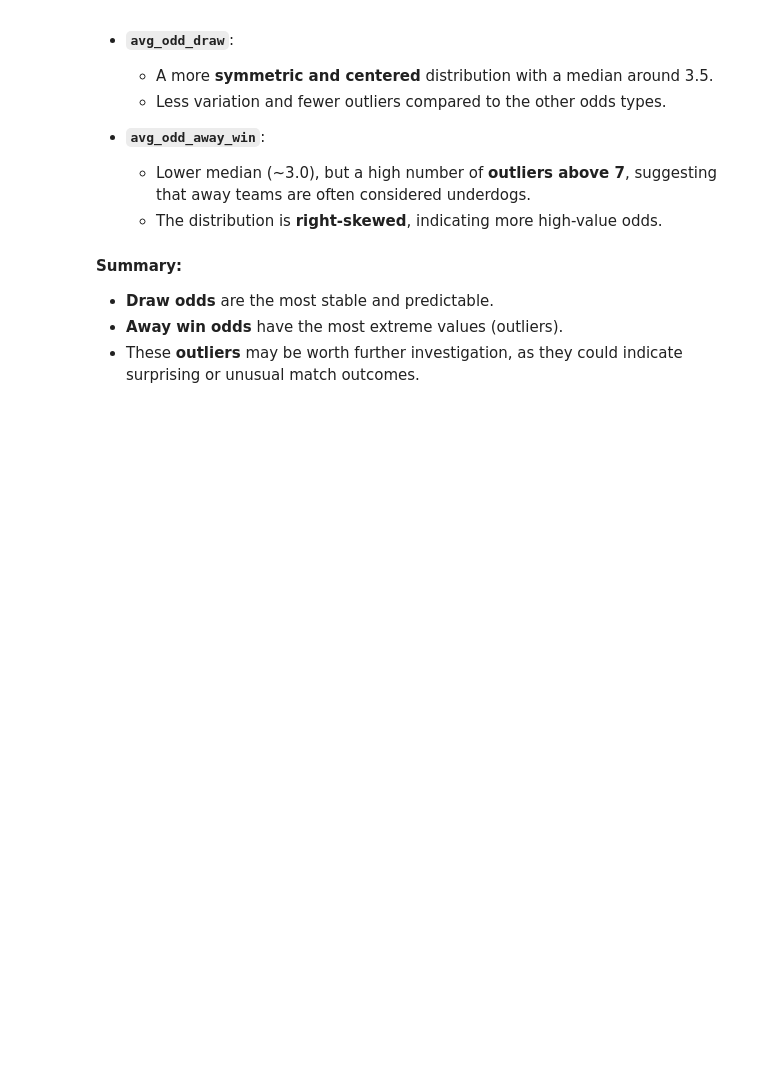
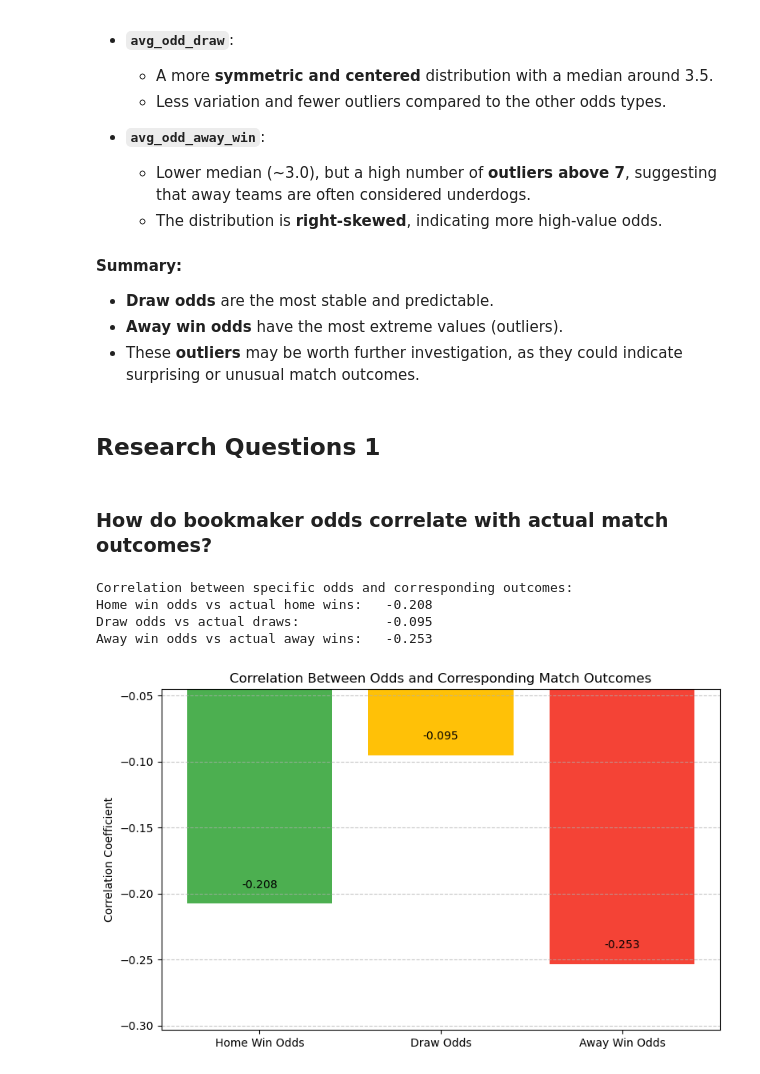
Before and after one commit to peterjanas/betting-BI, a Jupyter notebook: notebook/premier-eda.ipynb, the cells around one changed output. Drawn from its saved outputs; the diff is of its cells as text; code cells hidden in the pictures; blank space fills up the shorter version.

Commit message:
answers to our research question 1,2,3, and found error with odds

```diff
--- a/notebook/premier-eda.ipynb
+++ b/notebook/premier-eda.ipynb
@@ -425,3 +375,49 @@ The boxplots show the distribution of average betting odds for home wins, draws,
 - **Draw odds** are the most stable and predictable.
 - **Away win odds** have the most extreme values (outliers).
 - These **outliers** may be worth further investigation, as they could indicate surprising or unusual match outcomes.
+# %% [markdown]
+## Research Questions 1
+# %% [markdown]
+### How do bookmaker odds correlate with actual match outcomes?
+# %%
+#use one-hot encoding for categorical variables
+df = pd.read_csv('../data/cleaned-premier-onehot.csv')
+# %%
+# Calculate correlation of odds with their respective outcomes
+home_win_corr = df['avg_odd_home_win'].corr(df['home_outcome_W'])
+draw_corr = df['avg_odd_draw'].corr(df['home_outcome_D'])
+away_win_corr = df['avg_odd_away_win'].corr(df['home_outcome_L'])
+
+print("Correlation between specific odds and corresponding outcomes:")
+print(f"Home win odds vs actual home wins:   {home_win_corr:.3f}")
+print(f"Draw odds vs actual draws:           {draw_corr:.3f}")
+print(f"Away win odds vs actual away wins:   {away_win_corr:.3f}")
+# %% [output]
+Correlation between specific odds and corresponding outcomes:
+Home win odds vs actual home wins:   -0.208
+Draw odds vs actual draws:           -0.095
+Away win odds vs actual away wins:   -0.253
+# %%
+labels = ['Home Win Odds', 'Draw Odds', 'Away Win Odds']
+correlations = [
+    df['avg_odd_home_win'].corr(df['home_outcome_W']),
+    df['avg_odd_draw'].corr(df['home_outcome_D']),
+    df['avg_odd_away_win'].corr(df['home_outcome_L'])
+]
+
+plt.figure(figsize=(8, 5))
+bars = plt.bar(labels, correlations, color=['#4CAF50', '#FFC107', '#F44336'])
+
+for bar in bars:
+    height = bar.get_height()
+    plt.text(bar.get_x() + bar.get_width()/2, height + 0.01, f"{height:.3f}", ha='center', va='bottom')
+
+plt.title("Correlation Between Odds and Corresponding Match Outcomes")
+plt.ylabel("Correlation Coefficient")
+plt.ylim(min(correlations) - 0.05, max(correlations) + 0.05)
+plt.grid(axis='y', linestyle='--', alpha=0.7)
+
+plt.tight_layout()
+plt.show()
+# %% [output]
+[figure, added]
```
Also changed, not shown: parts of 24 cells of this notebook.
